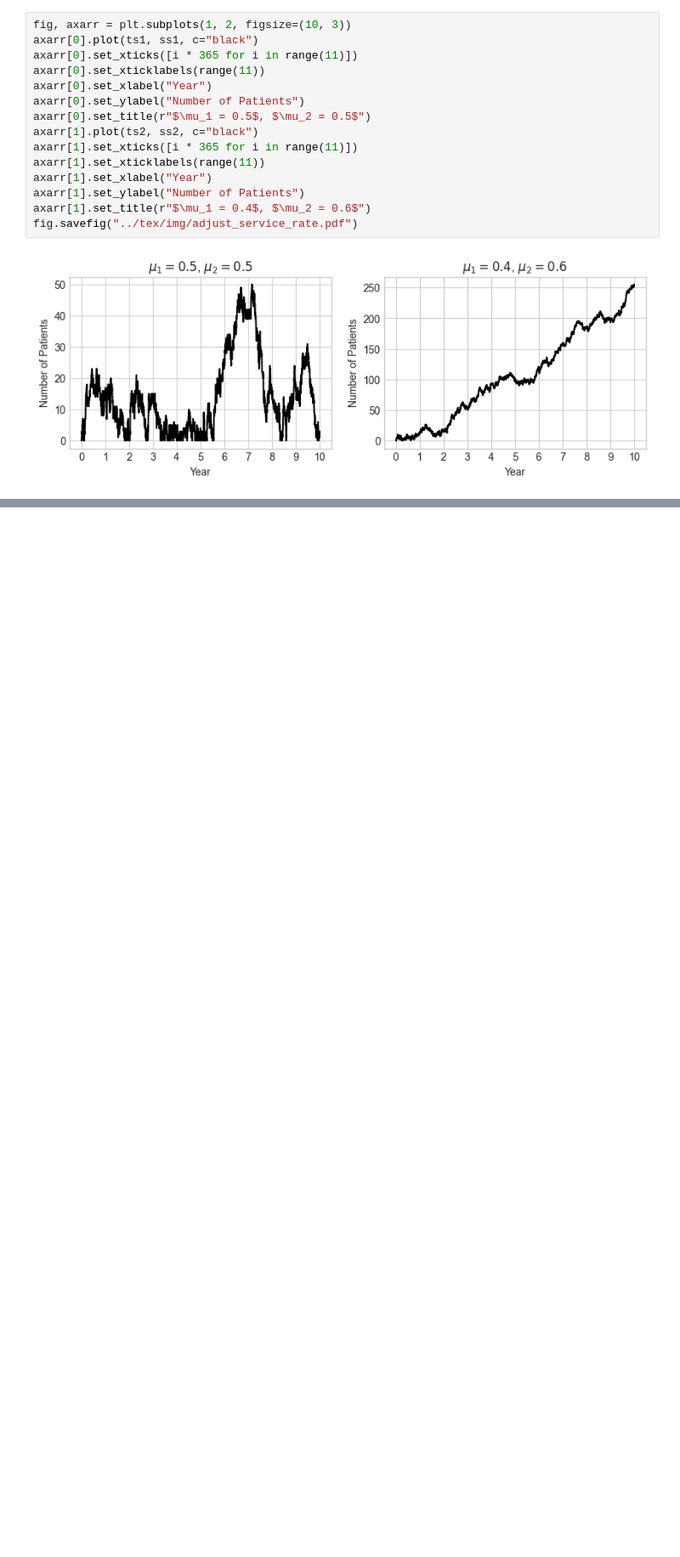
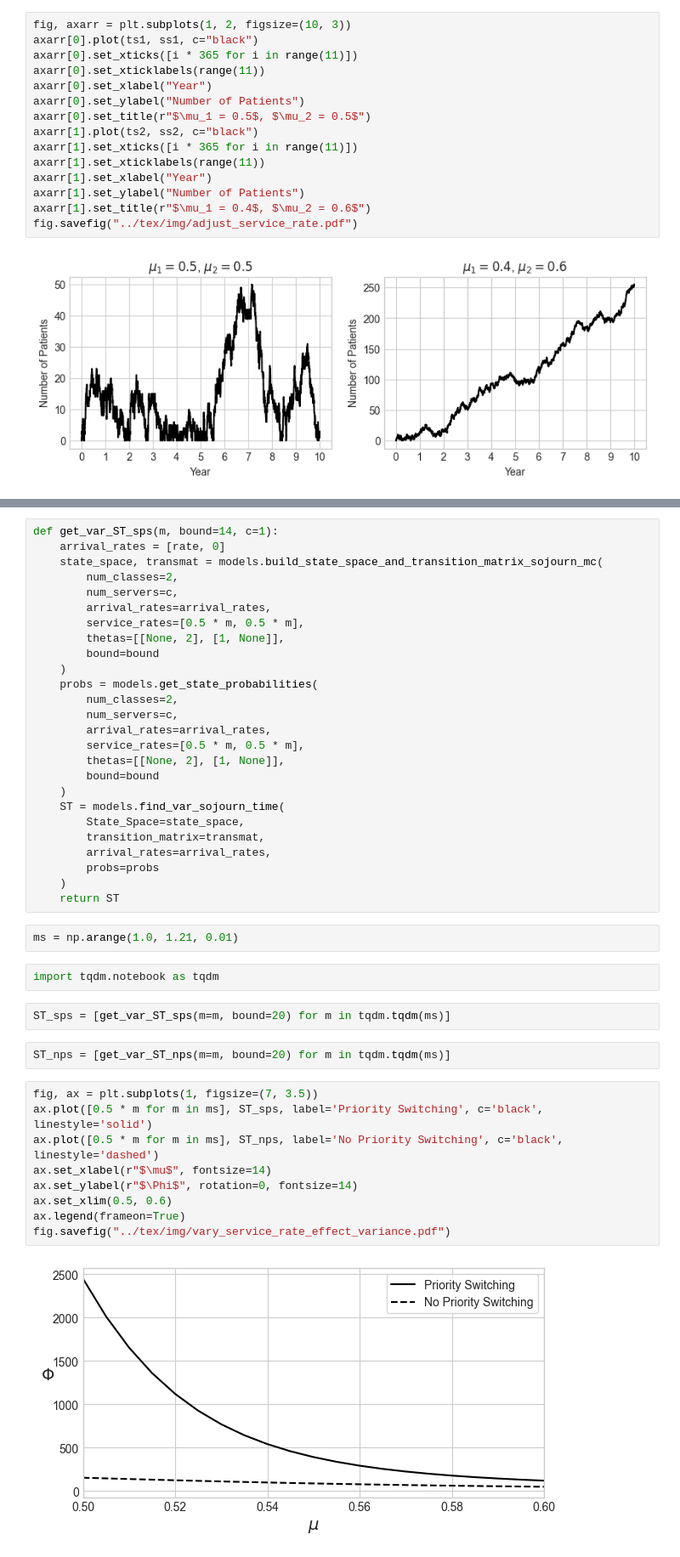
Before and after one commit to geraintpalmer/DynamicClasses, a Jupyter notebook: src/Motivating Justification.ipynb, the cells around one changed output, grey strips where cells are left out. Shown: that part at 85% size. Drawn from its saved outputs; the diff is of its cells as text; blank space fills up the shorter version.

```diff
--- a/src/Motivating Justification.ipynb
+++ b/src/Motivating Justification.ipynb
@@ -286,0 +355,45 @@ fig.savefig("../tex/img/adjust_service_rate.pdf")
+# %%
+def get_var_ST_sps(m, bound=14, c=1):
+    arrival_rates = [rate, 0]
+    state_space, transmat = models.build_state_space_and_transition_matrix_sojourn_mc(
+        num_classes=2,
+        num_servers=c,
+        arrival_rates=arrival_rates,
+        service_rates=[0.5 * m, 0.5 * m],
+        thetas=[[None, 2], [1, None]],
+        bound=bound
+    )
+    probs = models.get_state_probabilities(
+        num_classes=2,
+        num_servers=c,
+        arrival_rates=arrival_rates,
+        service_rates=[0.5 * m, 0.5 * m],
+        thetas=[[None, 2], [1, None]],
+        bound=bound
+    )
+    ST = models.find_var_sojourn_time(
+        State_Space=state_space,
+        transition_matrix=transmat,
+        arrival_rates=arrival_rates,
+        probs=probs
+    )
+    return ST
+# %%
+ms = np.arange(1.0, 1.21, 0.01)
+# %%
+import tqdm.notebook as tqdm
+# %%
+ST_sps = [get_var_ST_sps(m=m, bound=20) for m in tqdm.tqdm(ms)]
+# %%
+ST_nps = [get_var_ST_nps(m=m, bound=20) for m in tqdm.tqdm(ms)]
+# %%
+fig, ax = plt.subplots(1, figsize=(7, 3.5))
+ax.plot([0.5 * m for m in ms], ST_sps, label='Priority Switching', c='black', linestyle='solid')
+ax.plot([0.5 * m for m in ms], ST_nps, label='No Priority Switching', c='black', linestyle='dashed')
+ax.set_xlabel(r"$\mu$", fontsize=14)
+ax.set_ylabel(r"$\Phi$", rotation=0, fontsize=14)
+ax.set_xlim(0.5, 0.6)
+ax.legend(frameon=True)
+fig.savefig("../tex/img/vary_service_rate_effect_variance.pdf")
+# %% [output]
+[figure, added]
```
Also changed, not shown: parts of 9 cells of this notebook, 8 other files.
